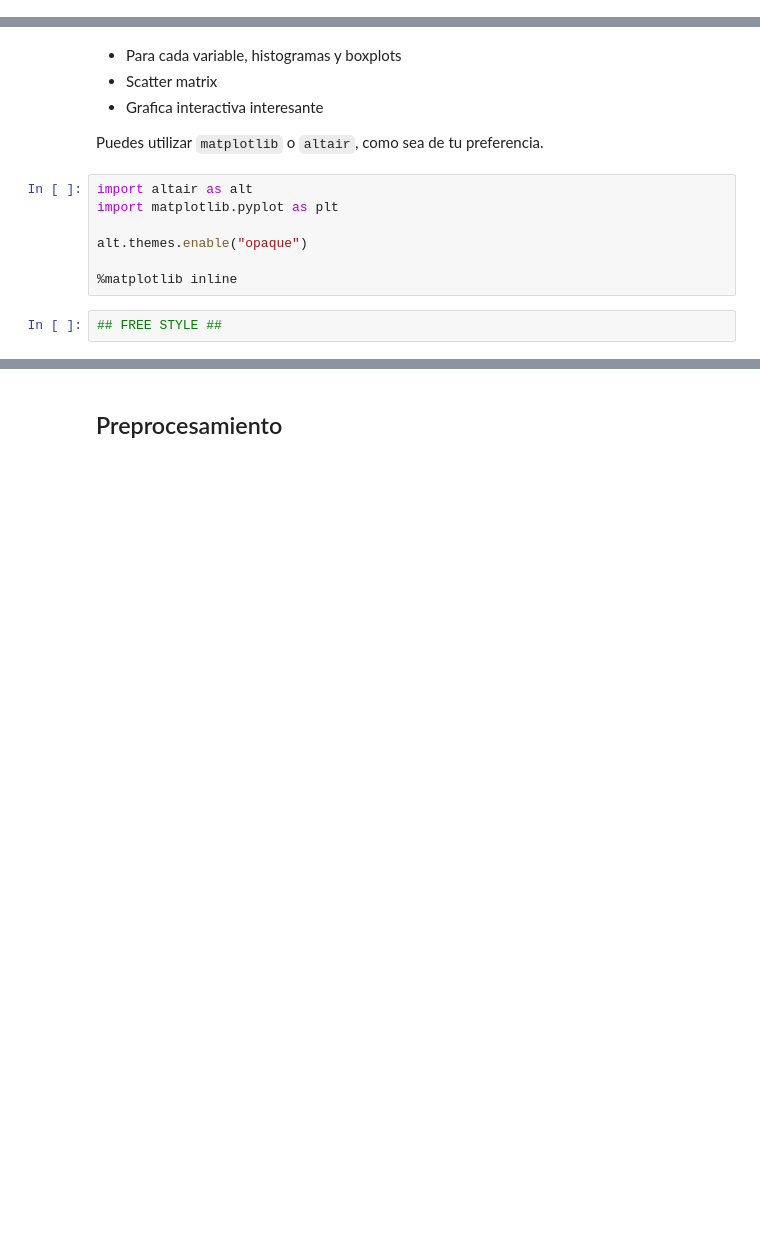
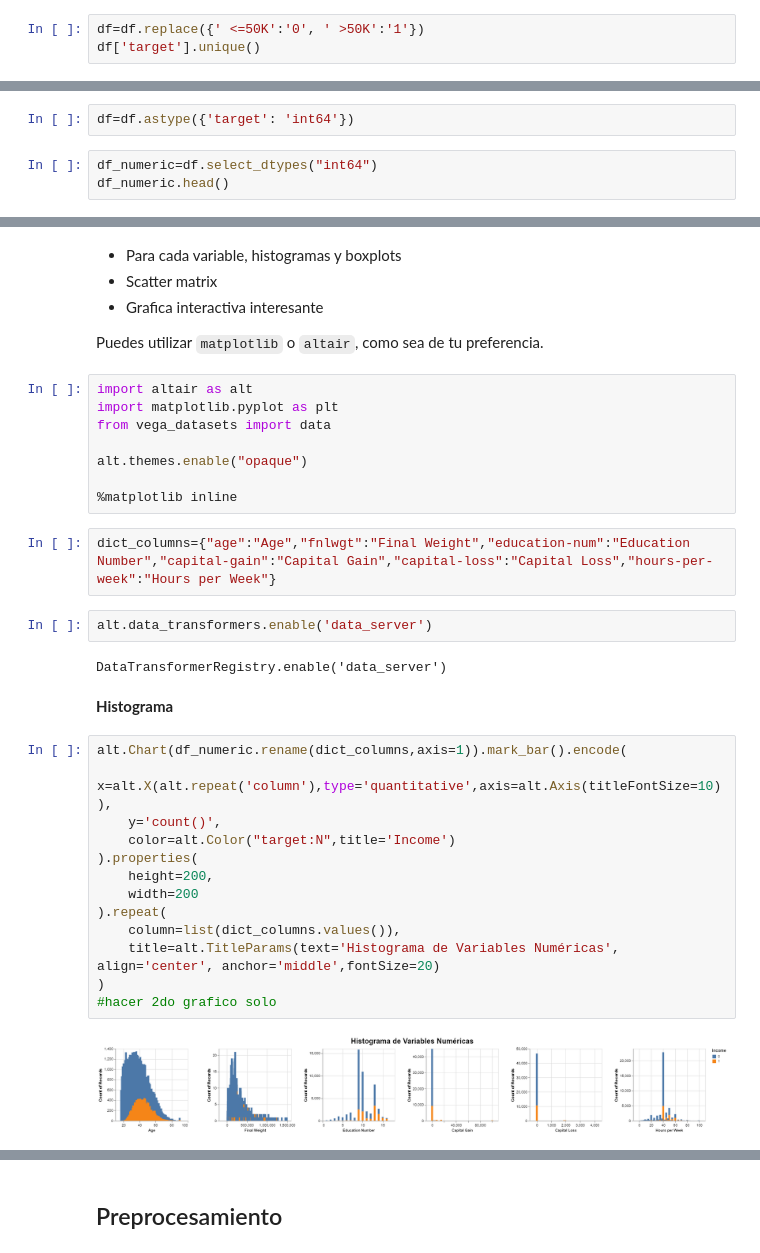
Before and after one commit to sofiaguarello/mat281_portfolio, a Jupyter notebook: m05_data_science/m05_final_project/m05_final_project.ipynb, the cells around one changed output, grey strips where cells are left out. Drawn from its saved outputs; the diff is of its cells as text; blank space fills up the shorter version.

```diff
--- a/m05_data_science/m05_final_project/m05_final_project.ipynb
+++ b/m05_data_science/m05_final_project/m05_final_project.ipynb
@@ -169,0 +243,3 @@ df.head()
+# %%
+df=df.replace({' <=50K':'0', ' >50K':'1'})
+df['target'].unique()
@@ -169,0 +248,5 @@ df.head()
+# %%
+df=df.astype({'target': 'int64'})
+# %%
+df_numeric=df.select_dtypes("int64")
+df_numeric.head()
@@ -178,9 +268,31 @@ Puedes utilizar `matplotlib` o `altair`, como sea de tu preferencia.
 # %%
 import altair as alt
 import matplotlib.pyplot as plt
+from vega_datasets import data
 
 alt.themes.enable("opaque")
 
 %matplotlib inline
-# %%
-## FREE STYLE ##
+# %%
+dict_columns={"age":"Age","fnlwgt":"Final Weight","education-num":"Education Number","capital-gain":"Capital Gain","capital-loss":"Capital Loss","hours-per-week":"Hours per Week"}
+# %%
+alt.data_transformers.enable('data_server')
+# %% [output]
+DataTransformerRegistry.enable('data_server')
+# %% [markdown]
+**Histograma**
+# %%
+alt.Chart(df_numeric.rename(dict_columns,axis=1)).mark_bar().encode(
+    x=alt.X(alt.repeat('column'),type='quantitative',axis=alt.Axis(titleFontSize=10)),
+    y='count()',
+    color=alt.Color("target:N",title='Income')
+).properties(
+    height=200,
+    width=200
+).repeat(
+    column=list(dict_columns.values()),
+    title=alt.TitleParams(text='Histograma de Variables Numéricas', align='center', anchor='middle',fontSize=20)
+)
+#hacer 2do grafico solo
+# %% [output]
+[figure, added]
```
Also changed, not shown: parts of 68 cells of this notebook.
